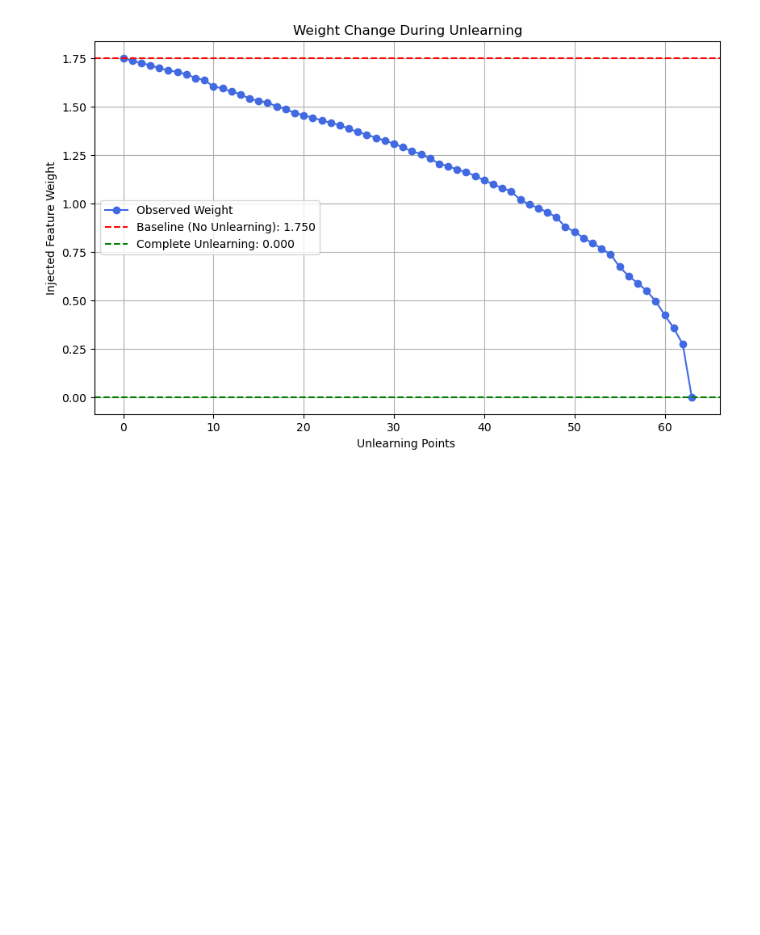
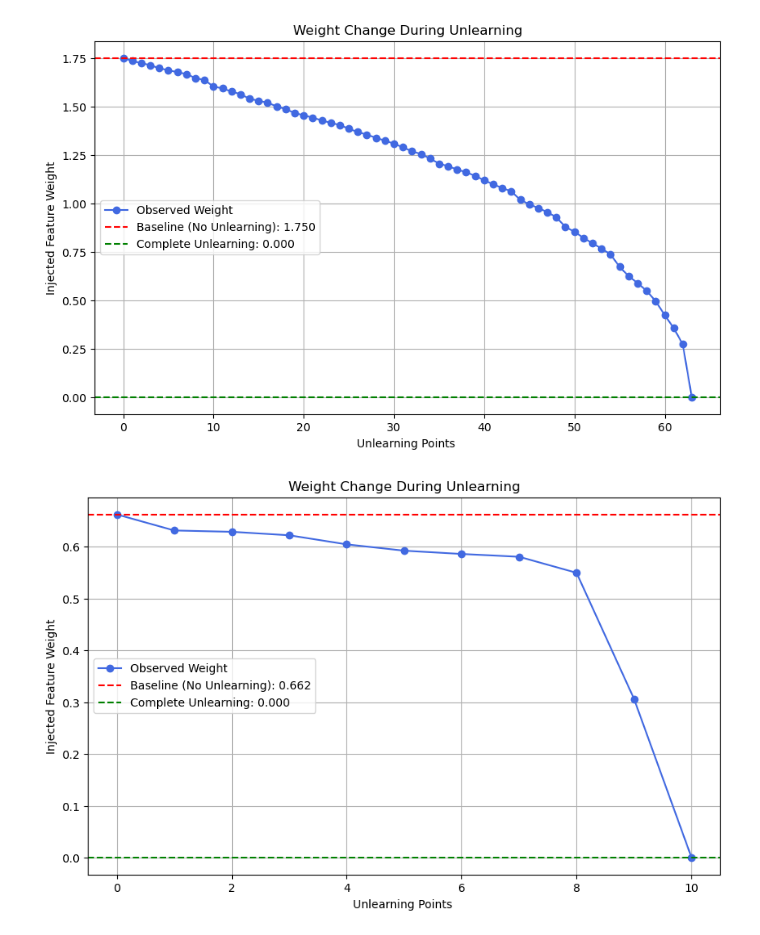
Before and after one commit to trishaN104/MLUnlearning_Feature-Injection, a Jupyter notebook: Feature Injection w/ German Dataset/Feature_Injection_3.ipynb, the cells around one changed output. Drawn from its saved outputs; the diff is of its cells as text; code cells hidden in the pictures; blank space fills up the shorter version.

```diff
--- a/Feature Injection w/ German Dataset/Feature_Injection_3.ipynb
+++ b/Feature Injection w/ German Dataset/Feature_Injection_3.ipynb
@@ -489,3 +489,70 @@ plt.grid(True)
 plt.show()
 # %% [output]
 [figure]
+# %%
+
+X_train['Injected'] = 0
+
+X_forget = X_train[forget_condition].copy()
+Y_forget = Y_Train[forget_condition]
+X_remain = X_train[~forget_condition].copy()
+y_remain = Y_Train[~forget_condition]
+
+injected_indices = X_forget.sample(n=10, random_state=42).index
+X_forget.loc[injected_indices, 'Injected'] = 1
+
+injected_feature_index = X_forget.columns.get_loc('Injected')
+
+scaler = StandardScaler()
+scaler.fit(pd.concat([X_remain, X_forget]))
+
+weights = []
+x_axis = []
+
+X_full = pd.concat([X_remain, X_forget])
+Y_full = pd.concat([y_remain, Y_forget])
+X_full_scaled = scaler.transform(X_full)
+
+model = LogisticRegression()
+model.fit(X_full_scaled, Y_full)
+weights.append(model.coef_[0][injected_feature_index])
+x_axis.append(0)
+
+for num_remove in range(1, 11):
+    forget_keep_indices = injected_indices[num_remove:]
+    forget_keep = X_forget.loc[forget_keep_indices]
+    y_forget_keep = Y_forget.loc[forget_keep_indices]
+
+    forget_untouched = X_forget[X_forget['Injected'] == 0]
+    y_untouched = Y_forget[forget_untouched.index]
+
+    X_partial_forget = pd.concat([forget_keep, forget_untouched])
+    Y_partial_forget = pd.concat([y_forget_keep, y_untouched])
+
+    X_partial = pd.concat([X_remain, X_partial_forget])
+    Y_partial = pd.concat([y_remain, Y_partial_forget])
+
+    X_scaled = scaler.transform(X_partial)
+    model = LogisticRegression()
+    model.fit(X_scaled, Y_partial)
+
+    weight = model.coef_[0][injected_feature_index]
+    weights.append(weight)
+    x_axis.append(num_remove)
+
+
+
+plt.figure(figsize=(10,6))
+plt.plot(x_axis, weights, marker='o', label='Observed Weight', color='royalblue')
+plt.axhline(y=weights[0], color='red', linestyle='--', label=f'Baseline (No Unlearning): {weights[0]:.3f}')
+plt.axhline(y=0, color='green', linestyle='--', label='Complete Unlearning: 0.000')
+
+
+plt.xlabel('Unlearning Points ')
+plt.ylabel('Injected Feature Weight')
+plt.title('Weight Change During Unlearning')
+plt.legend()
+plt.grid(True)
+plt.show()
+# %% [output]
+[figure, added]
```
Also changed, not shown: parts of 2 cells of this notebook.
